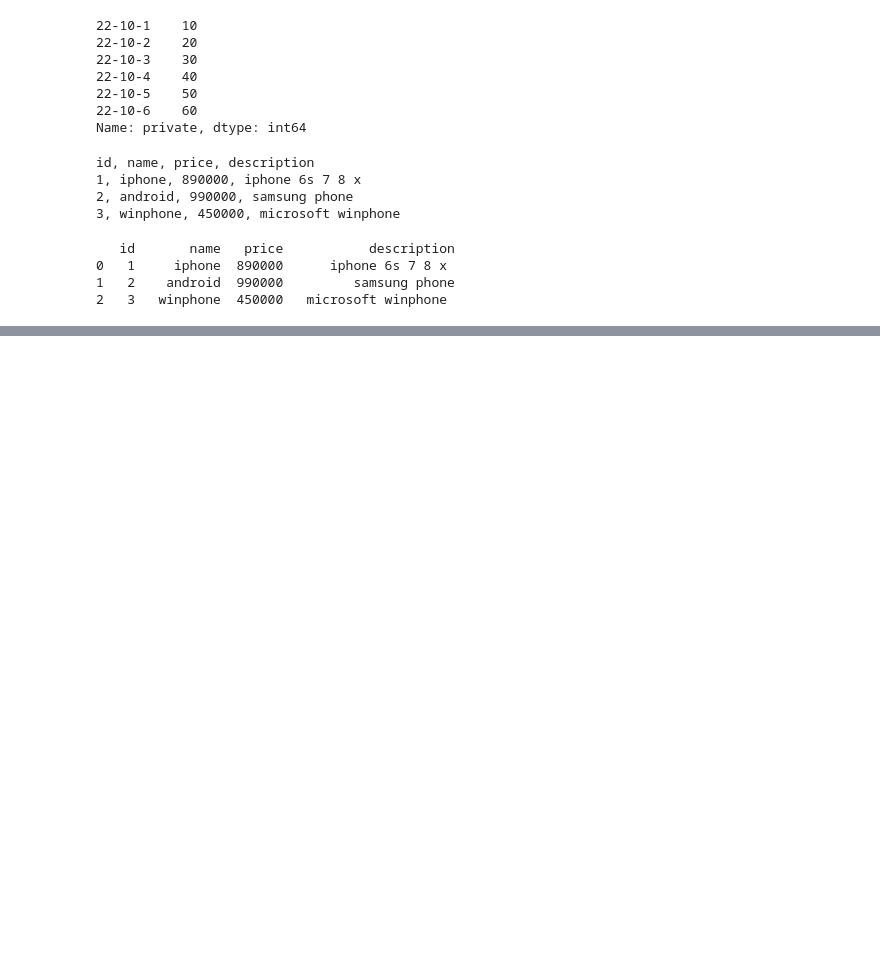
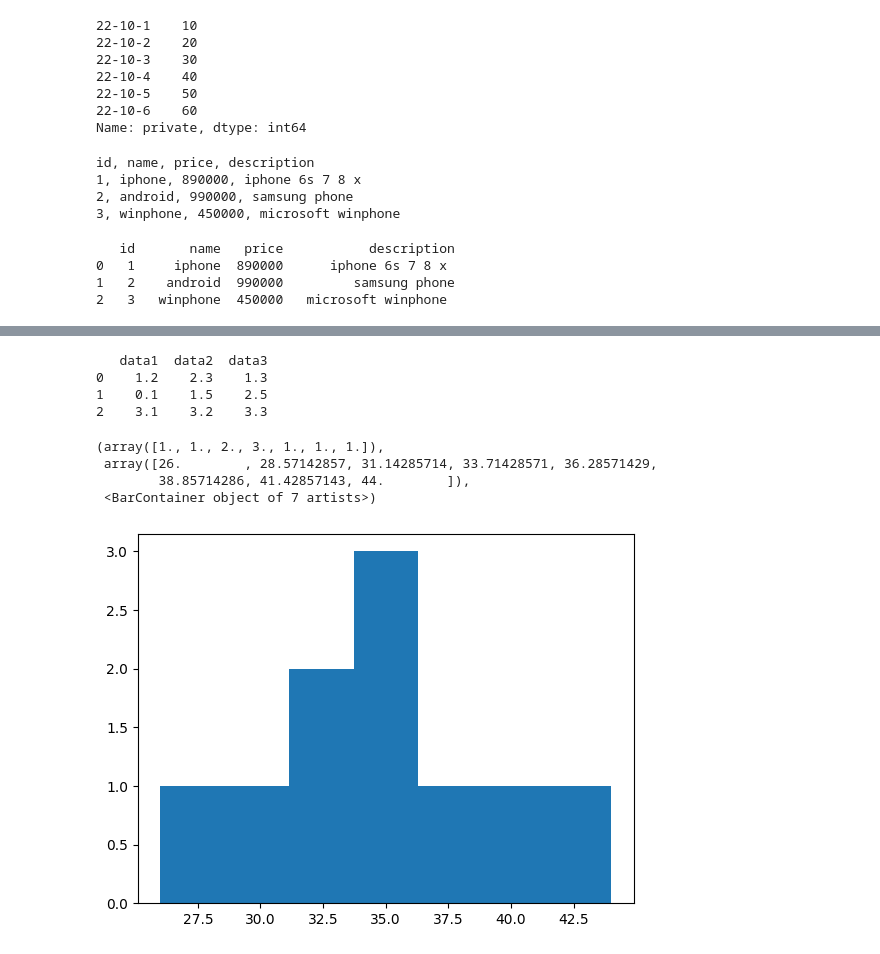
Before and after one commit to jason-yoon-git/python220927, a Jupyter notebook: 5일차/demoPandas.ipynb, the cells around one changed output, grey strips where cells are left out. Saved outputs shown, nothing was run; the diff lists cells and outputs as text; code cells hidden in the pictures; blank space fills up the shorter version.

```diff
--- a/5일차/demoPandas.ipynb
+++ b/5일차/demoPandas.ipynb
@@ -85,0 +111,23 @@ print(df)
+# %%
+df3 = pd.read_table("c:\\work\\5일차\\ex3.txt", sep="\s+")
+print(df3)
+# %% [output]
+   data1  data2  data3
+0    1.2    2.3    1.3
+1    0.1    1.5    2.5
+2    3.1    3.2    3.3
+# %%
+import matplotlib.pyplot as plt
+#엑셀을 데이터프레임으로 로딩
+dfExcel = pd.read_excel("c:\\work\\5일차\\demo.xlsx", "Sheet1")
+#print(dfExcel)
+#그림판 생성
+fig = plt.figure()
+ax = fig.add_subplot(1,1,1) #1행 1열 1개의 차트
+ax.hist(dfExcel["나이"], bins=7) #7개로 모으면
+# %% [output]
+(array([1., 1., 2., 3., 1., 1., 1.]),
+ array([26.        , 28.57142857, 31.14285714, 33.71428571, 36.28571429,
+        38.85714286, 41.42857143, 44.        ]),
+ <BarContainer object of 7 artists>)
+[figure, added]
```
Also changed, not shown: parts of 7 cells of this notebook.
